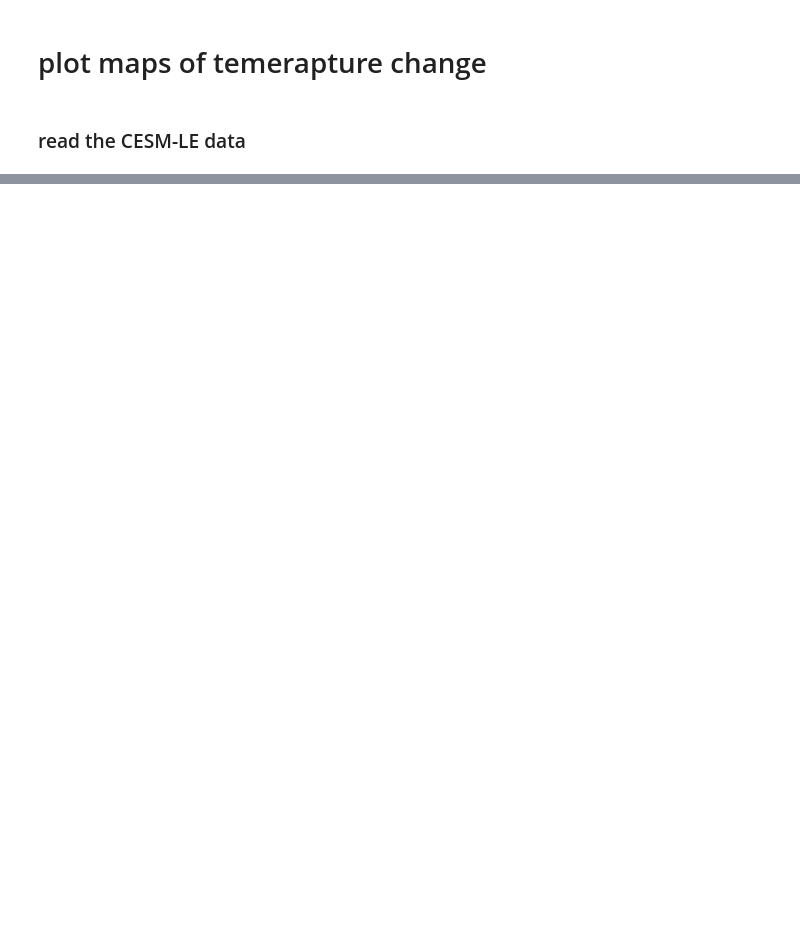
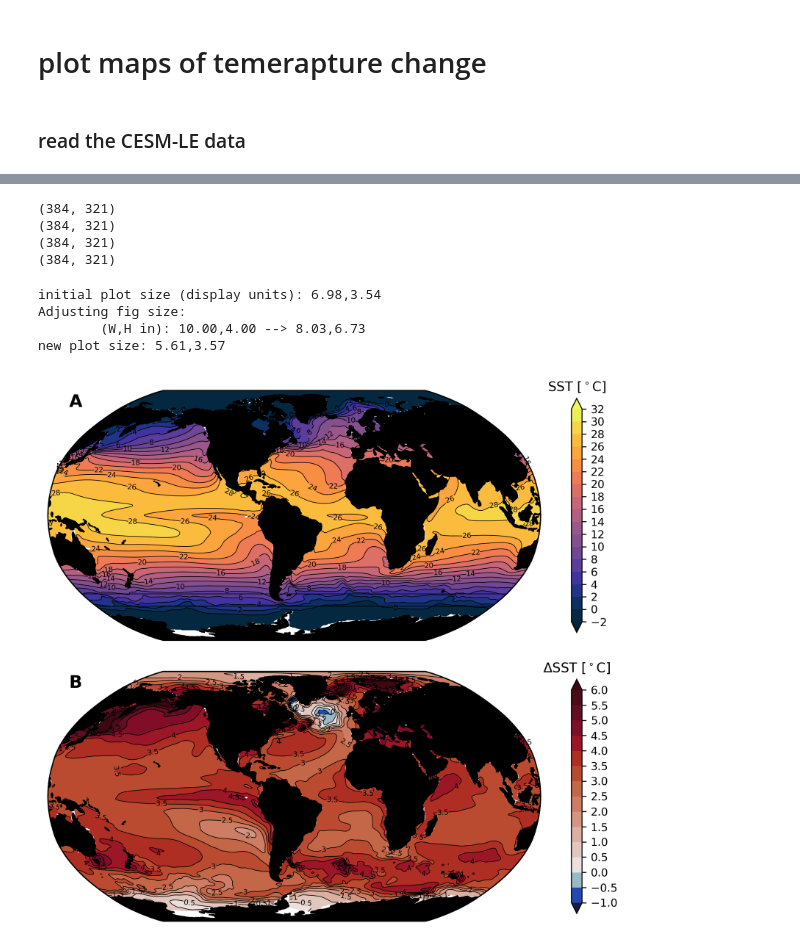
Before and after one commit to matt-long/iucn-deoxygenation-report, a Jupyter notebook: plot_cesm_temperature_change.ipynb, the cells around one changed output, grey strips where cells are left out. Drawn from its saved outputs; the diff is of its cells as text; code cells hidden in the pictures; blank space fills up the shorter version.

```diff
--- a/plot_cesm_temperature_change.ipynb
+++ b/plot_cesm_temperature_change.ipynb
@@ -132,0 +85,73 @@ Data variables:
+# %%
+Z = [[]]*2
+lon = tr85.TLONG.values
+lat = tr85.TLAT.values
+field = baseline.TEMP.values
+lon,lat,Z[0]= plot_tools.adjust_pop_grid(lon,lat,field)
+
+lon = tr85.TLONG.values
+lat = tr85.TLAT.values
+field = tr85a.TEMP.values
+lon,lat,Z[1]= plot_tools.adjust_pop_grid(lon,lat,field)
+
+for z in Z:
+    print z.shape
+print lon.shape
+print lat.shape
+# %% [output]
+(384, 321)
+(384, 321)
+(384, 321)
+(384, 321)
+# %%
+plot_name = os.path.join(diro['fig'],'cesm-sst.pdf')
+
+matplotlib.rcParams['contour.negative_linestyle'] = 'dashed'
+
+fig=plt.figure(figsize=(10, 4),dpi=300)
+gs = gridspec.GridSpec(2,1)
+
+
+obj = [[]]*2
+ax = []
+for i,z in enumerate(Z):
+    if i == 0:
+        levels = np.arange(-2.,34.,2.)
+        units = 'SST [$^\circ$C]'
+        contour_specs = {'levels':levels,'cmap':cmocean.cm.thermal ,'extend':'both'}#,'norm':norm}
+    else:
+        levels = np.arange(-1.,6.5,0.5)
+        norm = plot_tools.MidPointNorm(midpoint=0)
+        units = '$\Delta$SST [$^\circ$C]'
+        contour_specs = {'levels':levels,'cmap':cmocean.cm.balance,'norm':norm,'extend':'both'}
+
+    obj[i] = plot_tools.canvas_map_contour_overlay(lon,lat,z,
+                                                   contour_specs,
+                                                   units = units,
+                                                   fig=fig,
+                                                   gridspec=gs,
+                                                   row=i,col=0)
+    ax.append(obj[i]['ax'])
+
+gridspec_kwargs = {'hspace' : -0.1,
+                   'wspace' : 0.05,
+                   'left' : 0.,
+                   'right' : 0.87,
+                   'bottom' : 0.,
+                   'top' : 1.}
+fgsz = plot_tools.plotgrid(fig, gs, ax, [2,1],gridspec_kwargs)
+
+alp = [chr(i).upper() for i in range(97,97+26)]
+for i,axi in enumerate(ax):
+    p = axi.get_position()
+    y = p.y1-0.08
+    fig.text(0.03,y,'%s'%alp[i],
+             fontsize=14.,
+             fontweight = 'semibold')
+plt.savefig(plot_name,dpi=300,bbox_inches='tight')
+# %% [output]
+initial plot size (display units): 6.98,3.54
+Adjusting fig size:
+        (W,H in): 10.00,4.00 --> 8.03,6.73
+new plot size: 5.61,3.57
+[figure, added]
```
Also changed, not shown: parts of 10 cells of this notebook, 16 other files.
